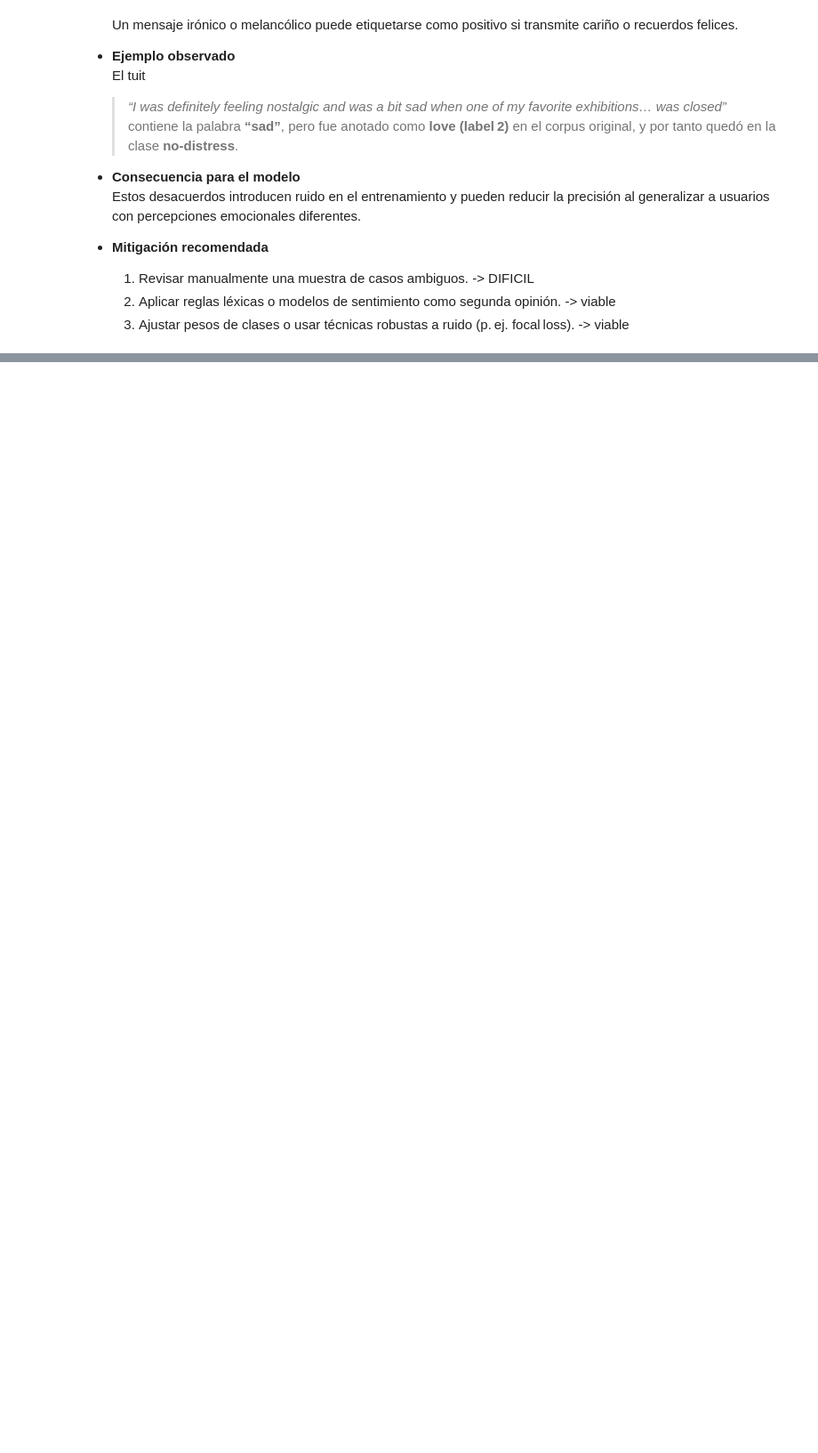
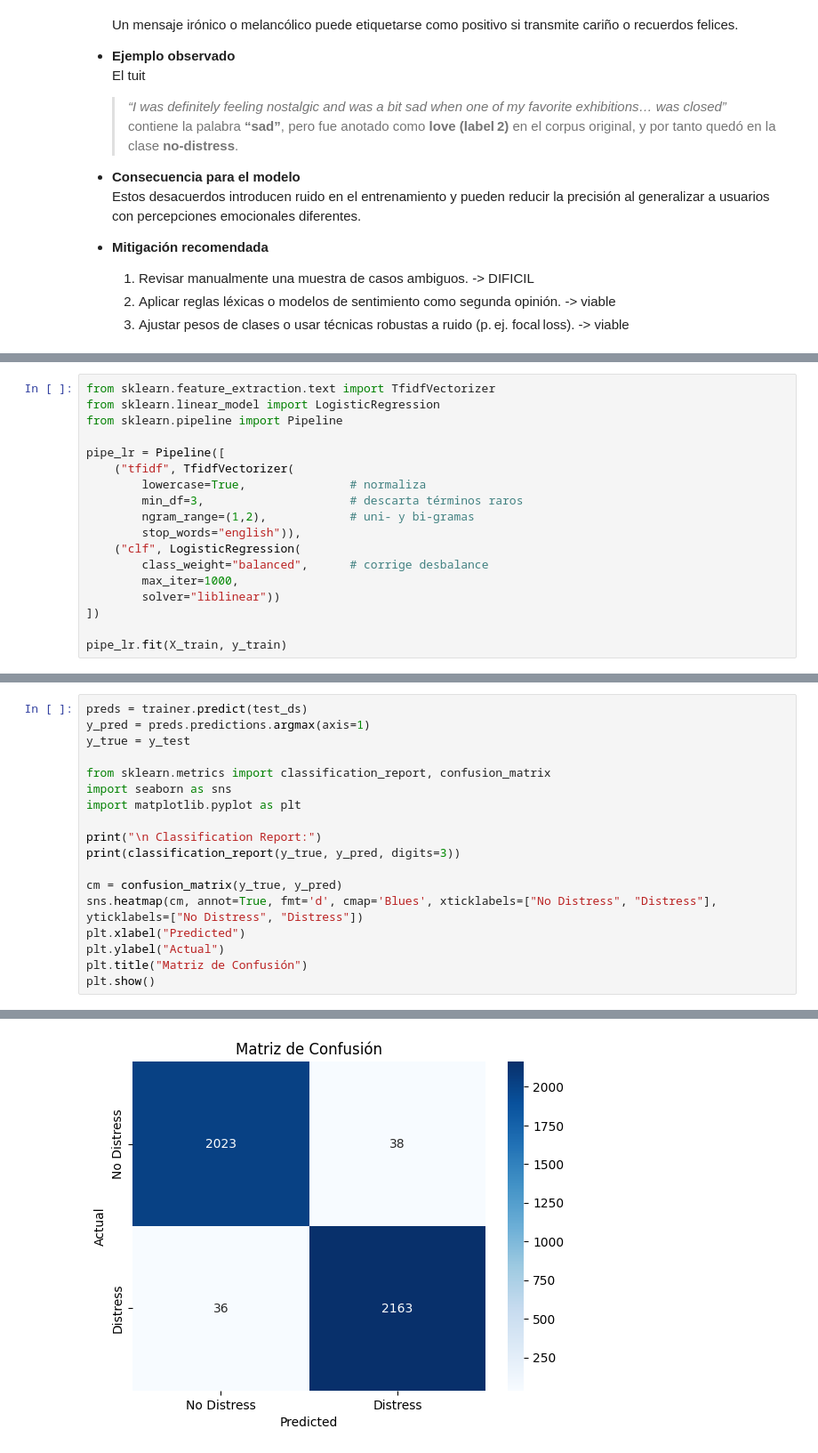
Before and after one commit to mdemayo/MLfinal_fork, a Jupyter notebook: pipeline.ipynb, the cells around one changed output, grey strips where cells are left out. Shown: that part at 89% size. Saved outputs shown, nothing was run; the diff lists cells and outputs as text; blank space fills up the shorter version.

Commit message:
modelo

```diff
--- a/pipeline.ipynb
+++ b/pipeline.ipynb
@@ -233,0 +252,18 @@ Name: count, dtype: int64
+# %%
+from sklearn.feature_extraction.text import TfidfVectorizer
+from sklearn.linear_model import LogisticRegression
+from sklearn.pipeline import Pipeline
+
+pipe_lr = Pipeline([
+    ("tfidf", TfidfVectorizer(
+        lowercase=True,               # normaliza
+        min_df=3,                     # descarta términos raros
+        ngram_range=(1,2),            # uni‑ y bi‑gramas
+        stop_words="english")),
+    ("clf", LogisticRegression(
+        class_weight="balanced",      # corrige desbalance
+        max_iter=1000,
+        solver="liblinear"))
+])
+
+pipe_lr.fit(X_train, y_train)
@@ -233,0 +404,19 @@ Name: count, dtype: int64
+# %%
+preds = trainer.predict(test_ds)
+y_pred = preds.predictions.argmax(axis=1)
+y_true = y_test
+
+from sklearn.metrics import classification_report, confusion_matrix
+import seaborn as sns
+import matplotlib.pyplot as plt
+
+print("\n Classification Report:")
+print(classification_report(y_true, y_pred, digits=3))
+
+cm = confusion_matrix(y_true, y_pred)
+sns.heatmap(cm, annot=True, fmt='d', cmap='Blues', xticklabels=["No Distress", "Distress"], yticklabels=["No Distress", "Distress"])
+plt.xlabel("Predicted")
+plt.ylabel("Actual")
+plt.title("Matriz de Confusión")
+plt.show()
+# %% [output]
@@ -233,0 +432 @@ Name: count, dtype: int64
+[figure, added]
```
Also changed, not shown: parts of 8 cells of this notebook.
